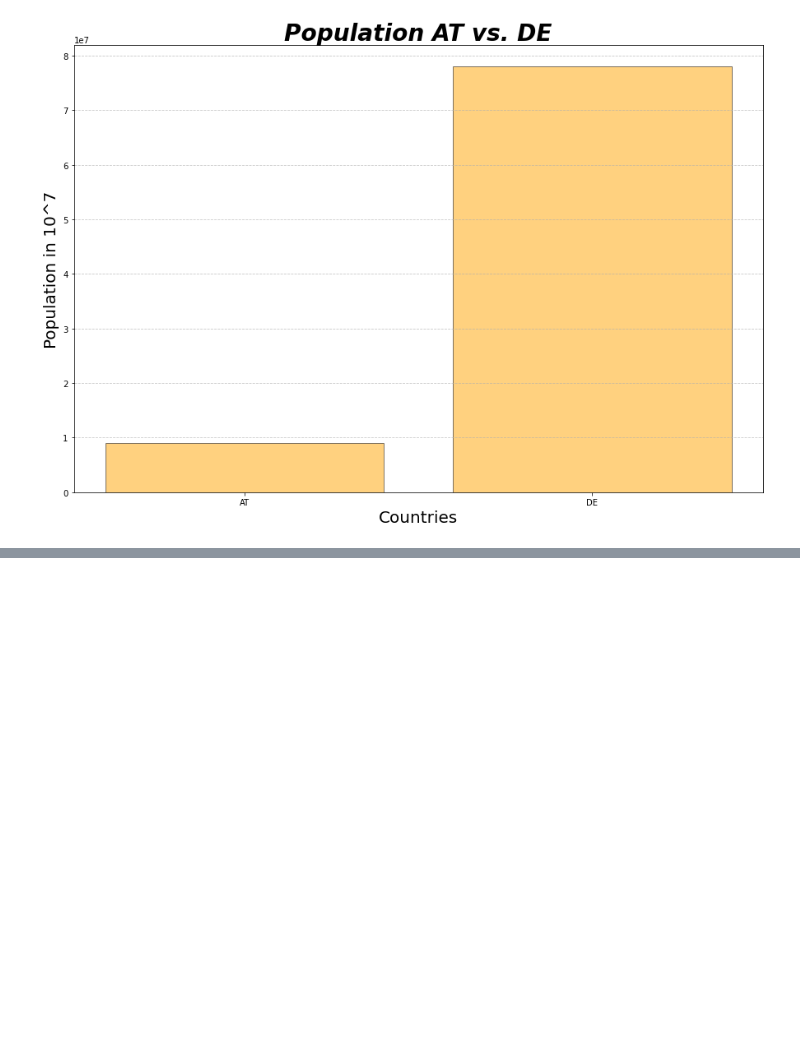
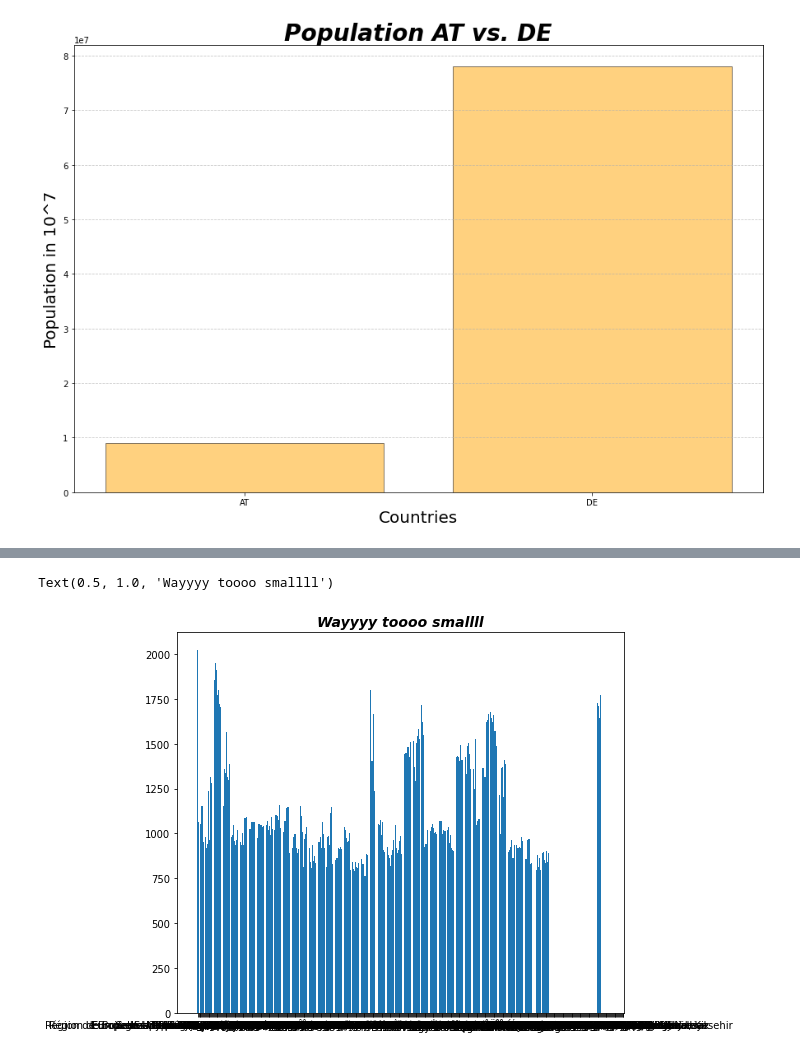
Before and after one commit to MarkusStefan/Data_Analytics, a Jupyter notebook: Outlier_Analysis_Vizz.ipynb, the cells around one changed output, grey strips where cells are left out. Drawn from its saved outputs; the diff is of its cells as text; code cells hidden in the pictures; blank space fills up the shorter version.

```diff
--- a/Outlier_Analysis_Vizz.ipynb
+++ b/Outlier_Analysis_Vizz.ipynb
@@ -223,0 +224,3 @@ plt.grid(axis='y', linestyle='--', alpha=0.7)
+# %%
+deaths = pd.read_csv("https://raw.githubusercontent.com/MarkusStefan/Data_Analytics/main/Death_Causes_Eurostat.csv")
+deaths
@@ -223,0 +240,7 @@ plt.grid(axis='y', linestyle='--', alpha=0.7)
+# %%
+plt.figure(figsize=(8, 7))
+plt.bar(x=deaths.columns, height=deaths.iloc[-1, :])
+plt.title('Wayyyy toooo smallll', size=14, fontweight='bold', style='italic')
+# %% [output]
+Text(0.5, 1.0, 'Wayyyy toooo smallll')
+[figure, added]
```
Also changed, not shown: parts of 3 cells of this notebook.
